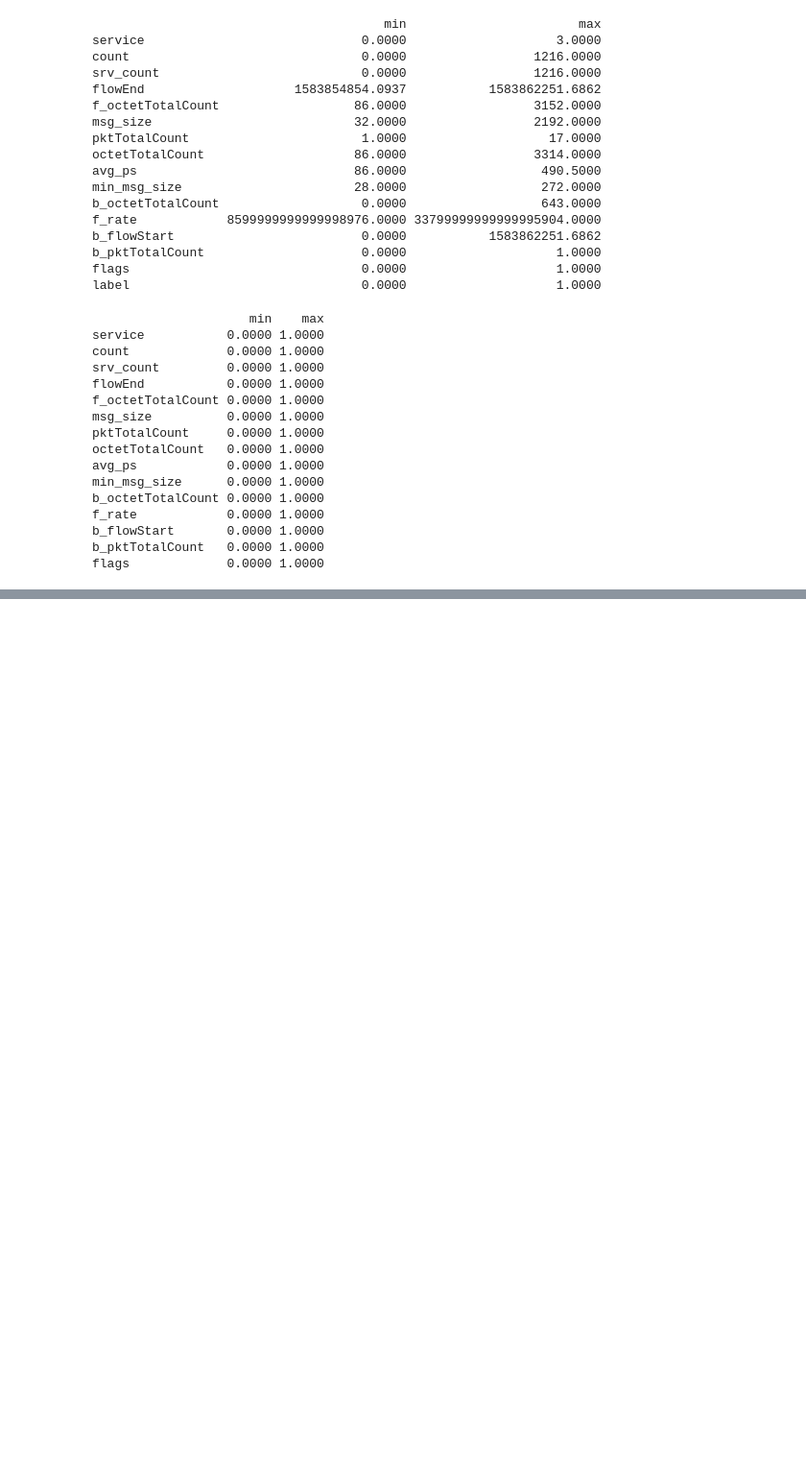
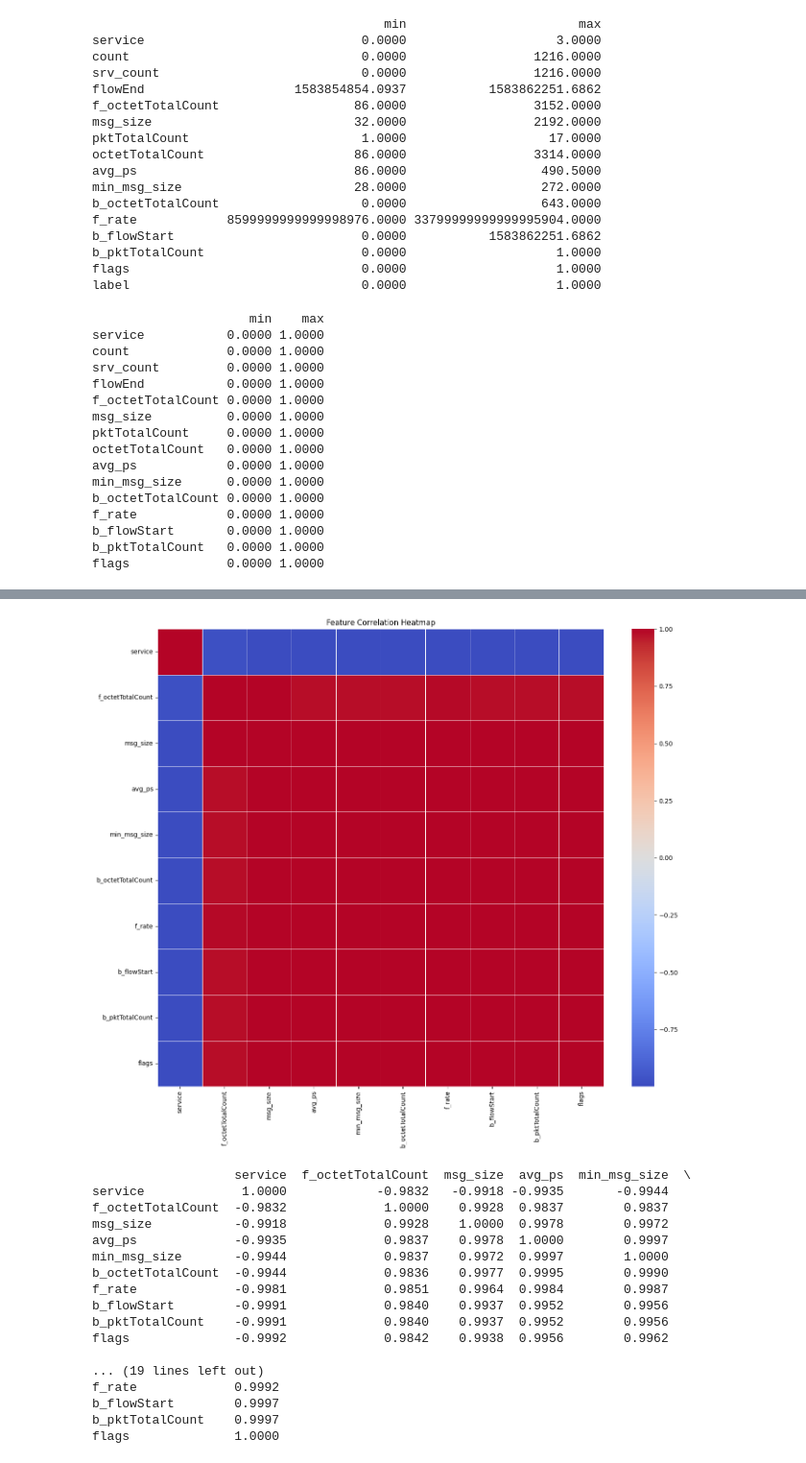
Before and after one commit to ChristopherZinati/483-final-project, a Jupyter notebook: Untitled.ipynb, the cells around one changed output, grey strips where cells are left out. Shown at 96% size. Drawn from its saved outputs; the diff is of its cells as text; code cells hidden in the pictures; blank space fills up the shorter version.

```diff
--- a/Untitled.ipynb
+++ b/Untitled.ipynb
@@ -229,0 +257,16 @@ flags             0.0000 1.0000
+# %%
+#do recursive feature elimination with normalized data
+from sklearn.feature_selection import RFE
+from sklearn.svm import SVR
+
+estimator = SVR(kernel='linear')
+selector = RFE(estimator, n_features_to_select=10, step=1)
+selector = selector.fit(x_normalized, y)
+selected_features = selector.ranking_
+
+print(selected_features)
+
+kept_features = [0, 4, 5, 8, 9, 10, 11, 12, 13, 14]
+
+x_normalized = x_normalized.iloc[:, kept_features]
+print(x_normalized)
@@ -229,0 +291,27 @@ flags             0.0000 1.0000
+# %%
+corr_matrix = x_normalized.corr()
+plt.figure(figsize=(14, 12))
+sns.heatmap(corr_matrix, cmap='coolwarm', annot=False, linewidths=0.5)
+plt.title("Feature Correlation Heatmap")
+plt.tight_layout()
+plt.show()
+print(corr_matrix)
+# %% [output]
+[figure, added]
+                   service  f_octetTotalCount  msg_size  avg_ps  min_msg_size  \
+service             1.0000            -0.9832   -0.9918 -0.9935       -0.9944
+f_octetTotalCount  -0.9832             1.0000    0.9928  0.9837        0.9837
+msg_size           -0.9918             0.9928    1.0000  0.9978        0.9972
+avg_ps             -0.9935             0.9837    0.9978  1.0000        0.9997
+min_msg_size       -0.9944             0.9837    0.9972  0.9997        1.0000
+b_octetTotalCount  -0.9944             0.9836    0.9977  0.9995        0.9990
+f_rate             -0.9981             0.9851    0.9964  0.9984        0.9987
+b_flowStart        -0.9991             0.9840    0.9937  0.9952        0.9956
+b_pktTotalCount    -0.9991             0.9840    0.9937  0.9952        0.9956
+flags              -0.9992             0.9842    0.9938  0.9956        0.9962
+
+... (19 lines left out)
+f_rate             0.9992
+b_flowStart        0.9997
+b_pktTotalCount    0.9997
+flags              1.0000
```
Also changed, not shown: parts of 2 cells of this notebook, 1 other file.
